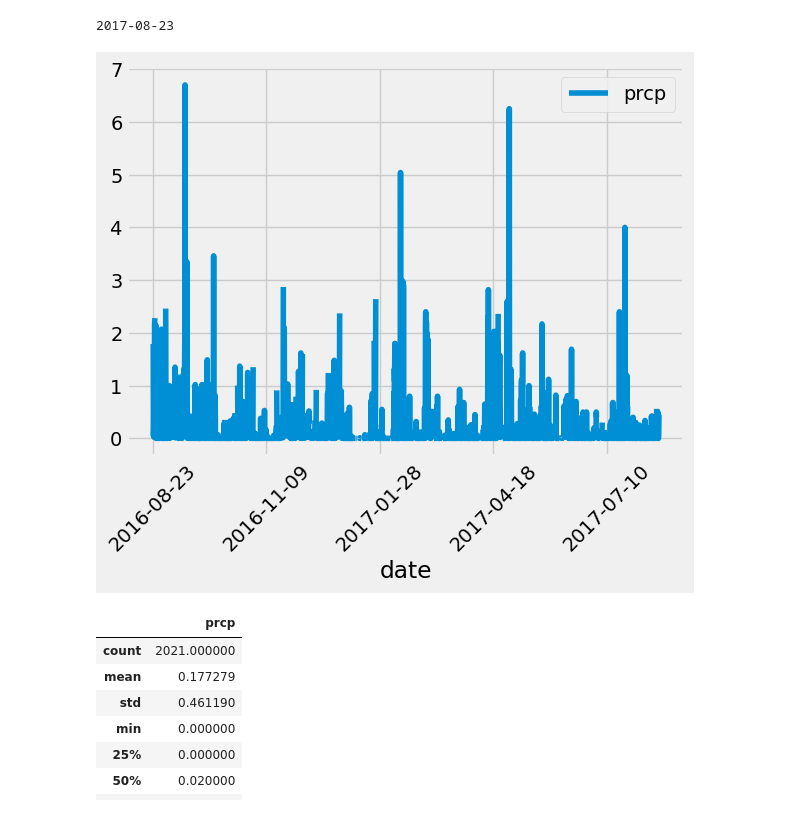
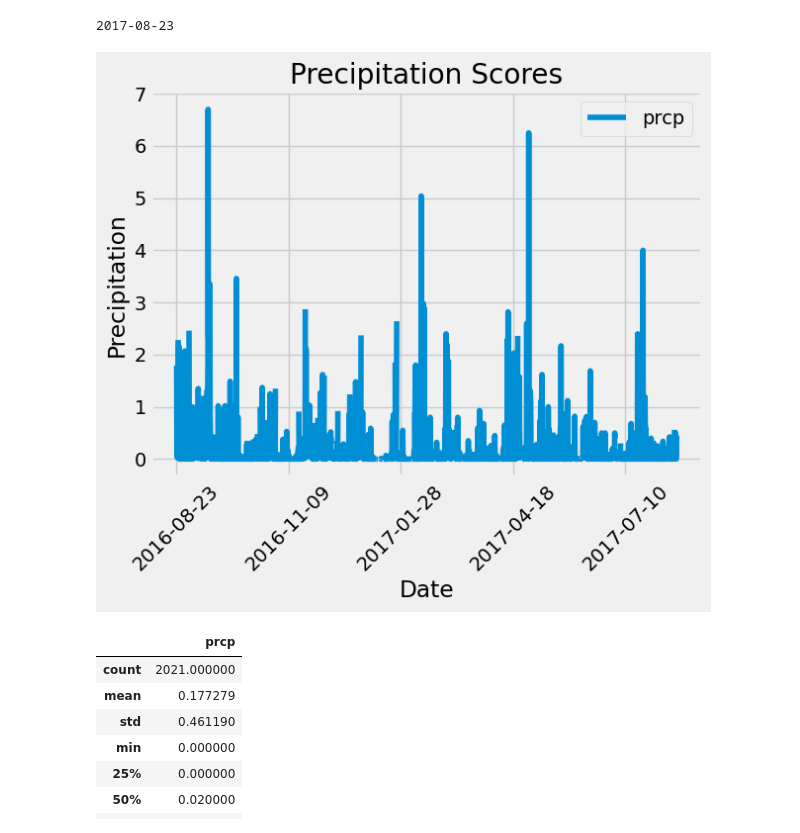
Before and after one commit to Thuwaiba2/sqlalchemy-challenge, a Jupyter notebook: SurfsUp/climate_starter.ipynb, the cells around one changed output. Saved outputs shown, nothing was run; the diff lists cells and outputs as text; code cells hidden in the pictures.

```diff
--- a/SurfsUp/climate_starter.ipynb
+++ b/SurfsUp/climate_starter.ipynb
@@ -49,25 +49,28 @@ print(most_recent_date)
 # %%
 # Design a query to retrieve the last 12 months of precipitation data and plot the results.
 # Starting from the most recent data point in the database.
 
 # Calculate the date one year from the last date in data set.
 one_year = dt.date(2017,8,23)-dt.timedelta(days=365)
 one_year
 # Perform a query to retrieve the date and precipitation scores
 precipation_scores = session.query(Measurement.date,Measurement.prcp)\
 .filter(Measurement.date>=one_year).all()
 precipation_scores
 # Save the query results as a Pandas DataFrame. Explicitly set the column names
 precipation_scores_df = pd.DataFrame(precipation_scores)
 
 # Sort the dataframe by date
 precipation_scores_df = precipation_scores_df.sort_values('date')
 precipation_scores_df
 # Use Pandas Plotting with Matplotlib to plot the data
 precipation_scores_df.plot(x='date', y='prcp',rot=45)
+plt.title("Precipitation Scores")
+plt.xlabel("Date")
+plt.ylabel("Precipitation")
 plt.show()
 # %% [output]
-[figure, old version]
+[figure, new version]
 # %%
 # Use Pandas to calculate the summary statistics for the precipitation data
 precipation_scores_df.describe()
```
Also changed, not shown: parts of 3 cells of this notebook.
